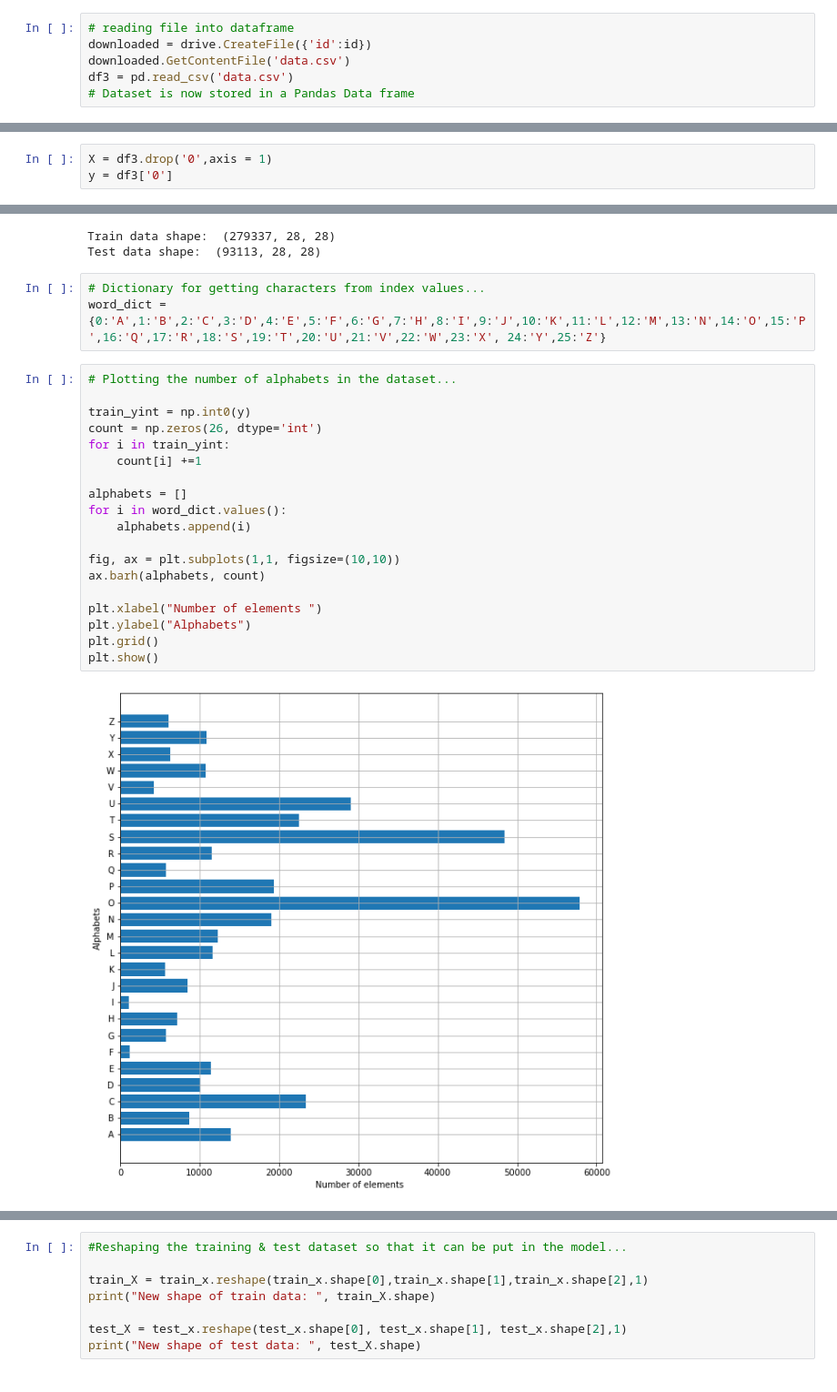
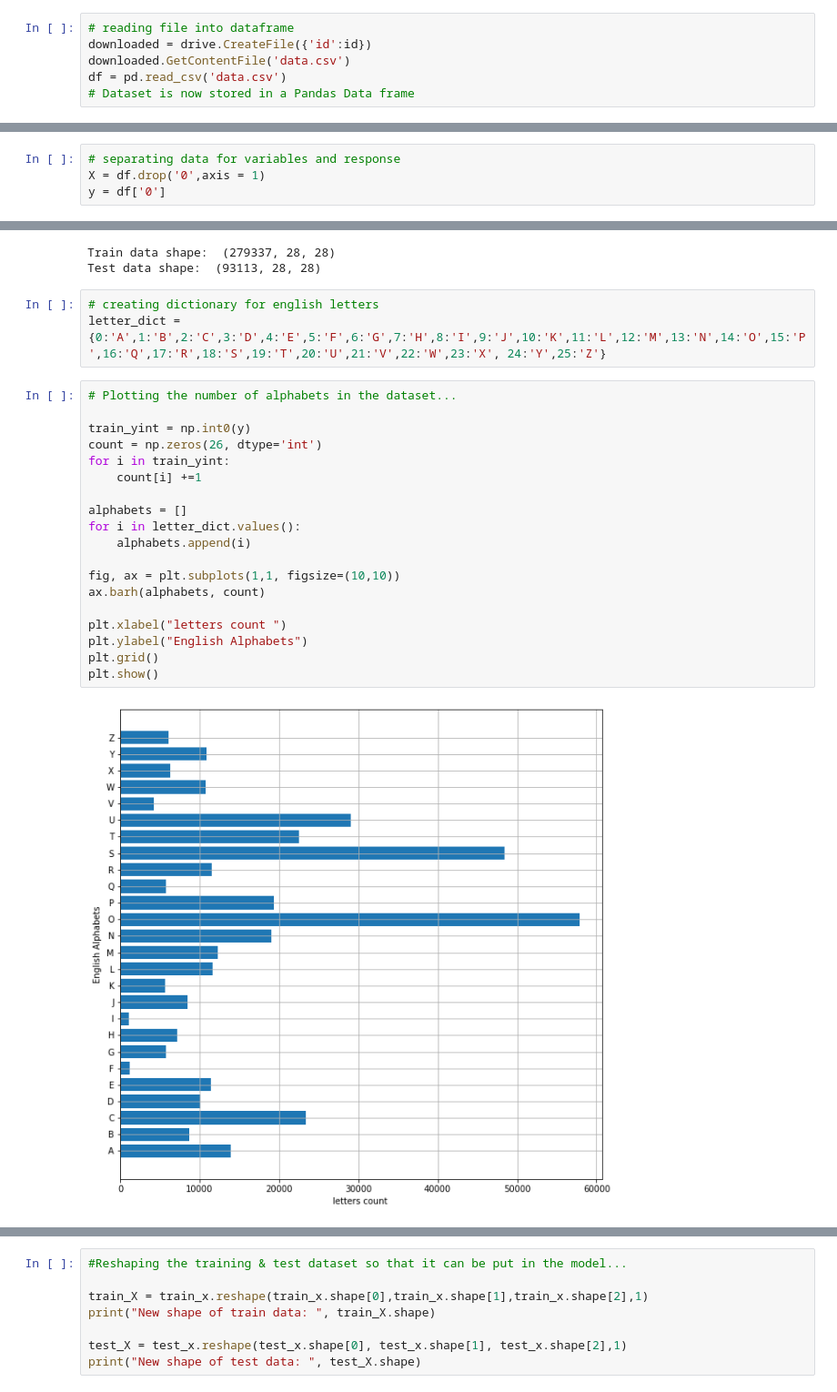
Before and after one commit to adhiraj96/MNIST_Statistical-Learning-Project, a Jupyter notebook: SLproject.ipynb, the cells around one changed output, grey strips where cells are left out. Shown at 91% size. Drawn from its saved outputs; the diff is of its cells as text.

```diff
--- a/SLproject.ipynb
+++ b/SLproject.ipynb
@@ -35,5 +36,5 @@ id='1Mk9ZNp5Ls_i4ORGkB9z_M03N7lN-vyD2'
 # reading file into dataframe
 downloaded = drive.CreateFile({'id':id})
 downloaded.GetContentFile('data.csv')
-df3 = pd.read_csv('data.csv')
+df = pd.read_csv('data.csv')
 # Dataset is now stored in a Pandas Data frame
@@ -58,8 +59,9 @@ df3.shape
 # %% [output]
 (372450, 785)
 # %%
-X = df3.drop('0',axis = 1)
-y = df3['0']
+# separating data for variables and response
+X = df.drop('0',axis = 1)
+y = df['0']
 # %%
 # Reshaping the data in csv file so that it can be displayed as an image...
 
@@ -87,29 +89,29 @@ print("Test data shape: ", test_x.shape)
 Train data shape:  (279337, 28, 28)
 Test data shape:  (93113, 28, 28)
 # %%
-# Dictionary for getting characters from index values...
-word_dict = {0:'A',1:'B',2:'C',3:'D',4:'E',5:'F',6:'G',7:'H',8:'I',9:'J',10:'K',11:'L',12:'M',13:'N',14:'O',15:'P',16:'Q',17:'R',18:'S',19:'T',20:'U',21:'V',22:'W',23:'X', 24:'Y',25:'Z'}
+# creating dictionary for english letters
+letter_dict = {0:'A',1:'B',2:'C',3:'D',4:'E',5:'F',6:'G',7:'H',8:'I',9:'J',10:'K',11:'L',12:'M',13:'N',14:'O',15:'P',16:'Q',17:'R',18:'S',19:'T',20:'U',21:'V',22:'W',23:'X', 24:'Y',25:'Z'}
 # %%
 # Plotting the number of alphabets in the dataset...
 
 train_yint = np.int0(y)
 count = np.zeros(26, dtype='int')
 for i in train_yint:
     count[i] +=1
 
 alphabets = []
-for i in word_dict.values():
+for i in letter_dict.values():
     alphabets.append(i)
 
 fig, ax = plt.subplots(1,1, figsize=(10,10))
 ax.barh(alphabets, count)
 
-plt.xlabel("Number of elements ")
-plt.ylabel("Alphabets")
+plt.xlabel("letters count ")
+plt.ylabel("English Alphabets")
 plt.grid()
 plt.show()
 # %% [output]
-[figure, old version]
+[figure, new version]
 # %%
 #Shuffling the data ...
 shuff = shuffle(train_x[:100])
```
Also changed, not shown: parts of 22 cells of this notebook.
